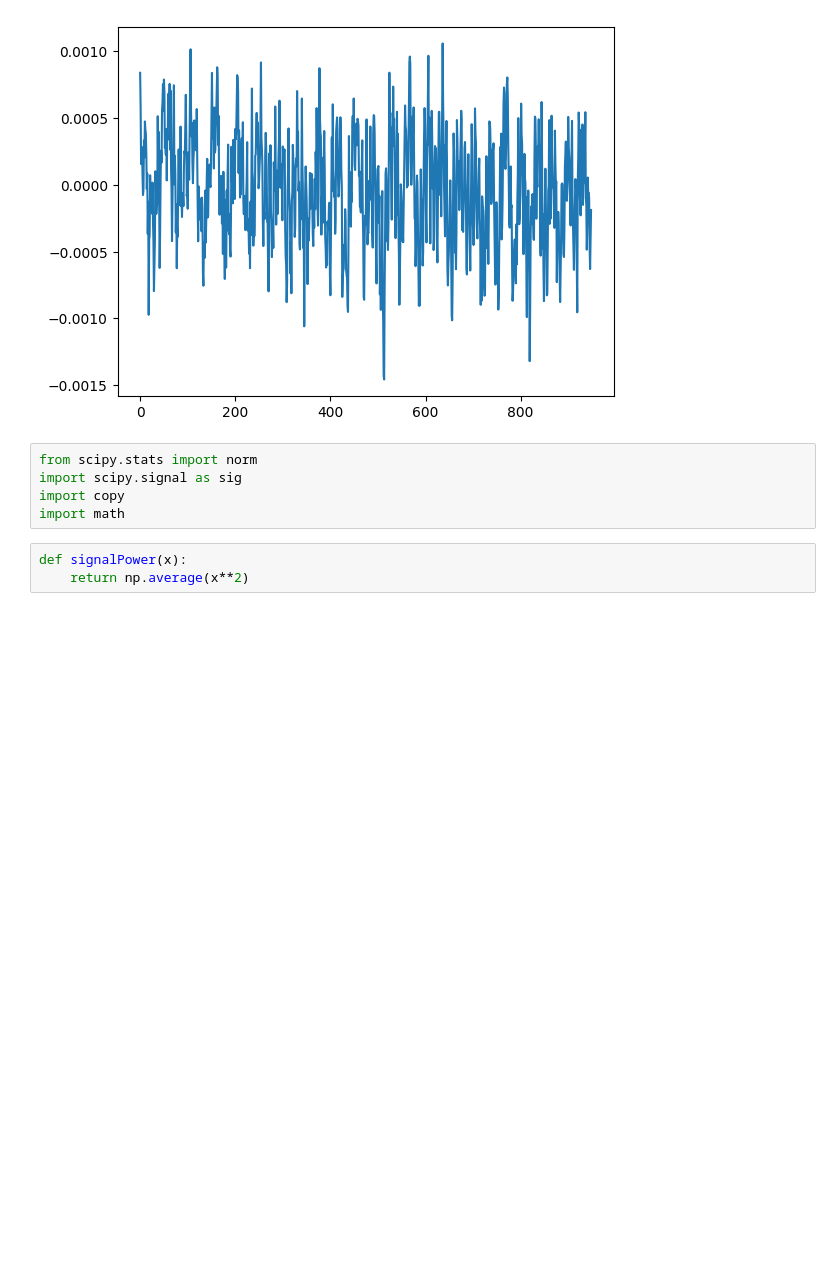
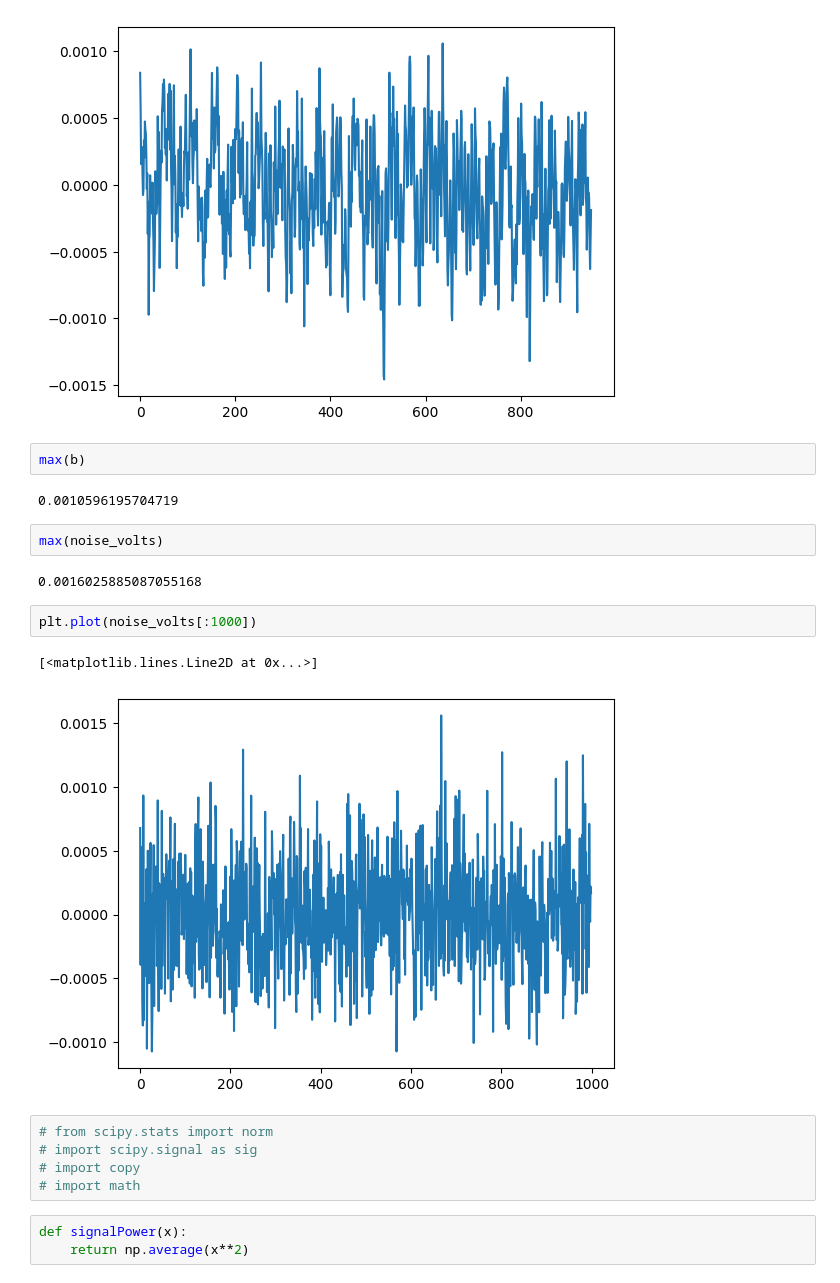
Before and after one commit to CaffineAddic/Flame_dianostics-temperature_profile_estimation_using_ML, a Jupyter notebook: Visual/visual_exp_data.ipynb, the cells around one changed output. Cells and saved outputs as stored; diff of their text form; blank space fills up the shorter version.

```diff
--- a/Visual/visual_exp_data.ipynb
+++ b/Visual/visual_exp_data.ipynb
@@ -60,11 +60,24 @@ plt.plot(b)
 # %% [output]
 [<matplotlib.lines.Line2D at 0x...>]
 [figure]
+# %%
+max(b)
+# %% [output]
+0.0010596195704719
+# %%
+max(noise_volts)
+# %% [output]
+0.0016025885087055168
+# %%
+plt.plot(noise_volts[:1000])
+# %% [output]
+[<matplotlib.lines.Line2D at 0x...>]
+[figure, added]
 # %%
-from scipy.stats import norm
-import scipy.signal as sig
-import copy
-import math
+# from scipy.stats import norm
+# import scipy.signal as sig
+# import copy
+# import math
 # %%
 def signalPower(x):
     return np.average(x**2)
```
Also changed, not shown: parts of 3 cells of this notebook, 3 other files.
